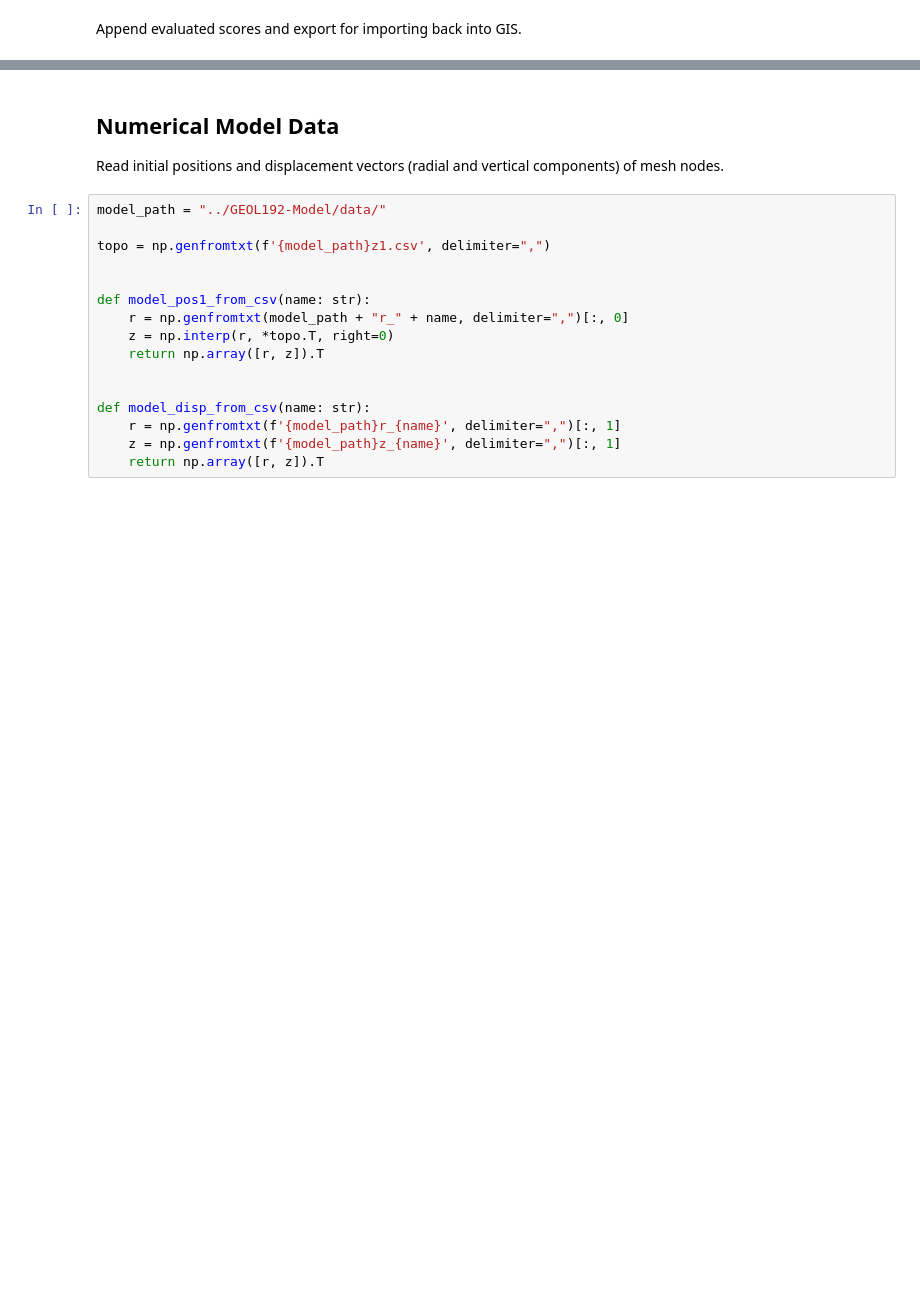
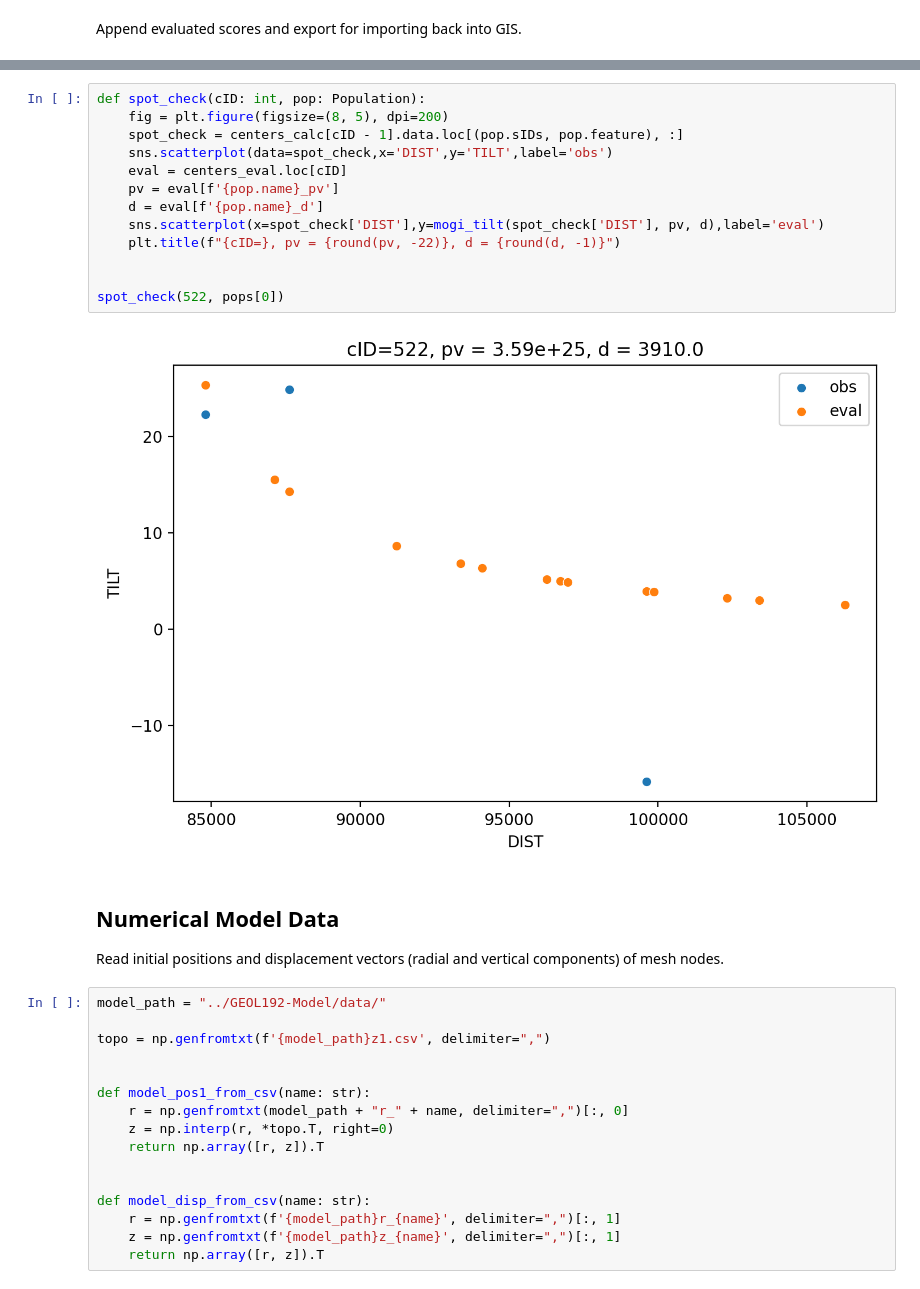
Before and after one commit to hernypeterson/thesis, a Jupyter notebook: code.ipynb, the cells around one changed output, grey strips where cells are left out. Saved outputs shown, nothing was run; the diff lists cells and outputs as text; blank space fills up the shorter version.

```diff
--- a/code.ipynb
+++ b/code.ipynb
@@ -339,3 +348,18 @@ sns.scatterplot(data=centers_eval,x='LON',y='LAT',c=centers_eval['mogi_pv'])
+# %%
+def spot_check(cID: int, pop: Population):
+    fig = plt.figure(figsize=(8, 5), dpi=200)
+    spot_check = centers_calc[cID - 1].data.loc[(pop.sIDs, pop.feature), :]
+    sns.scatterplot(data=spot_check,x='DIST',y='TILT',label='obs')
+    eval = centers_eval.loc[cID]
+    pv = eval[f'{pop.name}_pv']
+    d = eval[f'{pop.name}_d']
+    sns.scatterplot(x=spot_check['DIST'],y=mogi_tilt(spot_check['DIST'], pv, d),label='eval')
+    plt.title(f"{cID=}, pv = {round(pv, -22)}, d = {round(d, -1)}")
+
+
+spot_check(522, pops[0])
+# %% [output]
+[figure, added]
 # %% [markdown]
 ## Numerical Model Data
 
```
Also changed, not shown: parts of 7 cells of this notebook, 2 other files.
